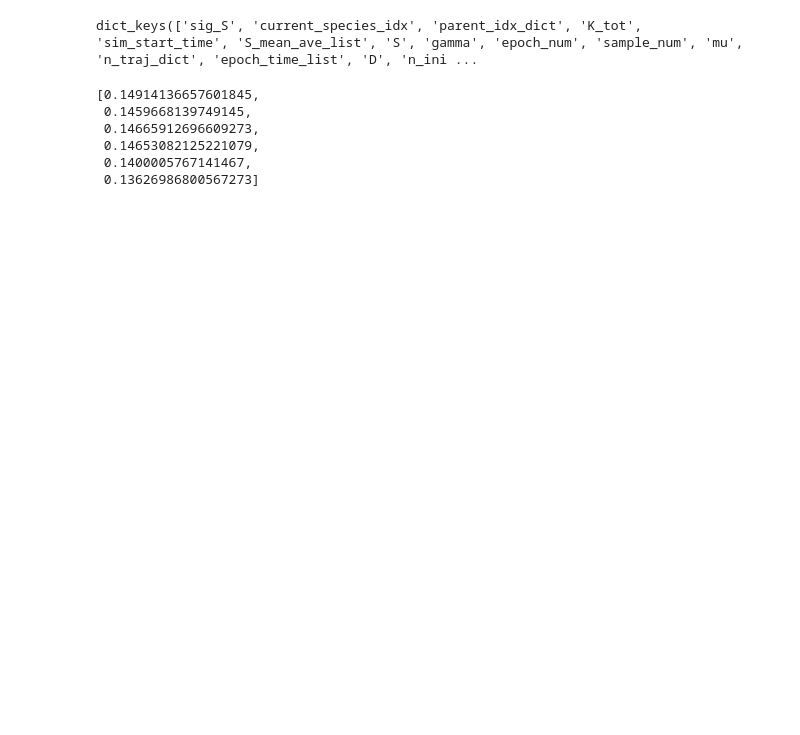
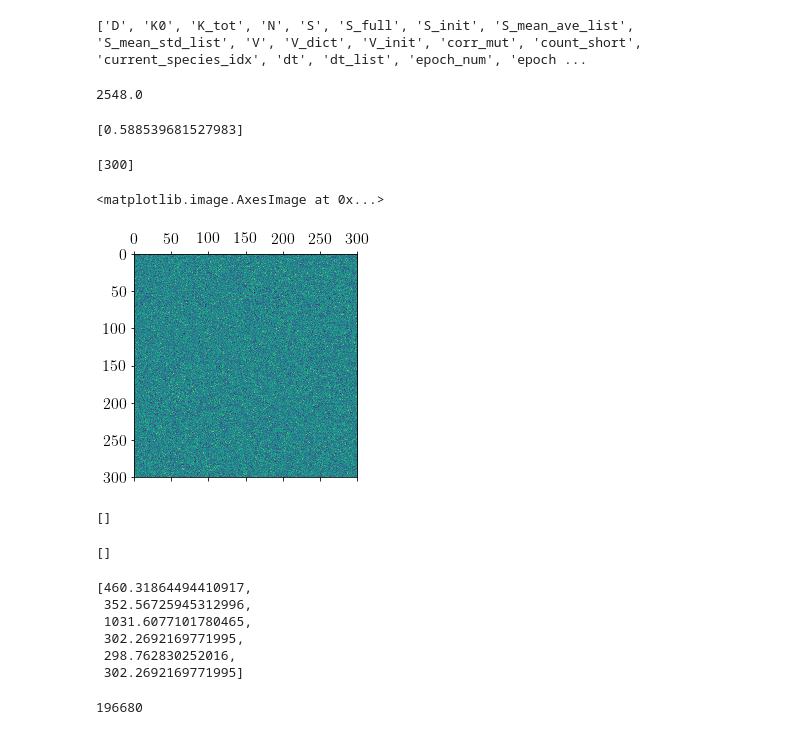
Before and after one commit to eco-theory/island-evo, a Jupyter notebook: test_island_evo.ipynb, the cells around one changed output. Cells and saved outputs as stored; diff of their text form; code cells hidden in the pictures; blank space fills up the shorter version.

```diff
--- a/test_island_evo.ipynb
+++ b/test_island_evo.ipynb
@@ -111,13 +80,53 @@ plt.yscale('log')
-# %%
-print(data.keys())
-# %% [output]
-dict_keys(['sig_S', 'current_species_idx', 'parent_idx_dict', 'K_tot', 'sim_start_time', 'S_mean_ave_list', 'S', 'gamma', 'epoch_num', 'sample_num', 'mu', 'n_traj_dict', 'epoch_time_list', 'D', 'n_ini ...
+# %%
+keys = list(data.keys())
+keys.sort()
+print(keys)
+# %% [output]
+['D', 'K0', 'K_tot', 'N', 'S', 'S_full', 'S_init', 'S_mean_ave_list', 'S_mean_std_list', 'V', 'V_dict', 'V_init', 'corr_mut', 'count_short', 'current_species_idx', 'dt', 'dt_list', 'epoch_num', 'epoch ...
+# %%
+time = data['epoch_time_list'][0]
+dt = data['dt_list'][0]
+steps = time/dt
+steps
+# %% [output]
+2548.0
+# %%
+data['dt_list']
+# %% [output]
+[0.588539681527983]
+# %%
+[len(n_mean) for n_mean in data['n_mean_ave_list']]
+# %% [output]
+[300]
+# %%
+K_tot = data['K_tot']
+V_dict = data['V_dict']
+V = np.zeros((K_tot,K_tot))
+for ii in range(K_tot):
+    for jj in range(K_tot):
+        V[ii,jj] = V_dict.get((ii,jj),np.nan)
+plt.matshow(V)
+# %% [output]
+<matplotlib.image.AxesImage at 0x...>
+[figure, added]
+# %%
+data['invasion_eigs_list']
+# %% [output]
+[]
+# %%
+data['invasion_success_list']
+# %% [output]
+[]
+# %%
+data['epoch_time_list']
+# %% [output]
+[460.31864494410917,
+ 352.56725945312996,
+ 1031.6077101780465,
+ 302.2692169771995,
+ 298.762830252016,
+ 302.2692169771995]
 # %%
-data['S_mean_ave_list']
+data['']
 # %% [output]
-[0.14914136657601845,
- 0.1459668139749145,
- 0.14665912696609273,
- 0.14653082125221079,
- 0.1400005767141467,
- 0.13626986800567273]
+196680
```
Also changed, not shown: parts of 11 cells of this notebook, 3 other files.
